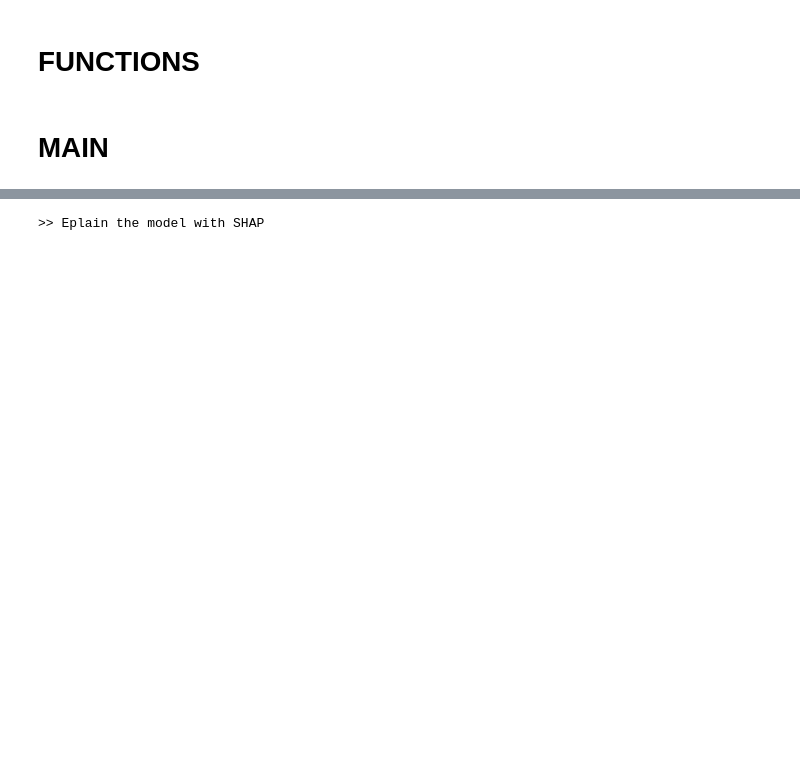
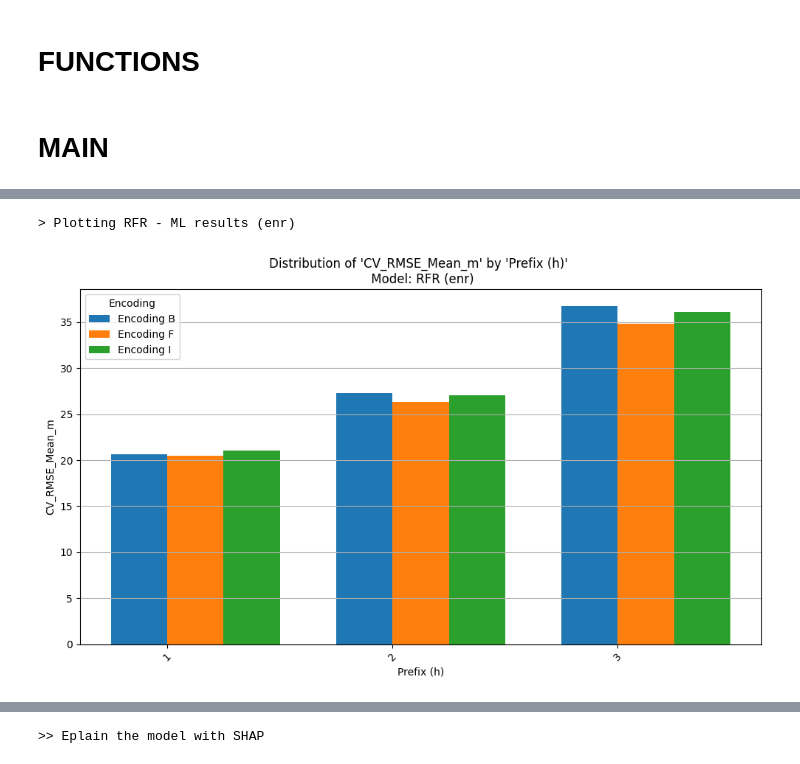
Before and after one commit to roberto-nai/PPM-ED, a Jupyter notebook: 04_log_prediction.ipynb, the cells around one changed output, grey strips where cells are left out. Cells and saved outputs as stored; diff of their text form; code cells hidden in the pictures; blank space fills up the shorter version.

```diff
--- a/04_log_prediction.ipynb
+++ b/04_log_prediction.ipynb
@@ -618,2 +798,10 @@ if (len(df_ml_rfr) > 0):
+# %%
+if (len(df_ml_rfr) > 0):
+    df_ml_rfr_enr = df_ml_rfr[df_ml_rfr["Type"] == enr_suffix]
+    print(f"> Plotting RFR - ML results ({enr_suffix})")
+    plot_custom_distribution_side_by_side(df_ml_rfr_enr, "Prefix (h)", "CV_RMSE_Mean_m", "Encoding", f"RFR ({enr_suffix})")
+# %% [output]
+> Plotting RFR - ML results (enr)
+[figure, added]
 # %%
 if (len(df_ml_xgr) > 0):
```
Also changed, not shown: parts of 19 cells of this notebook, 28 other files.
